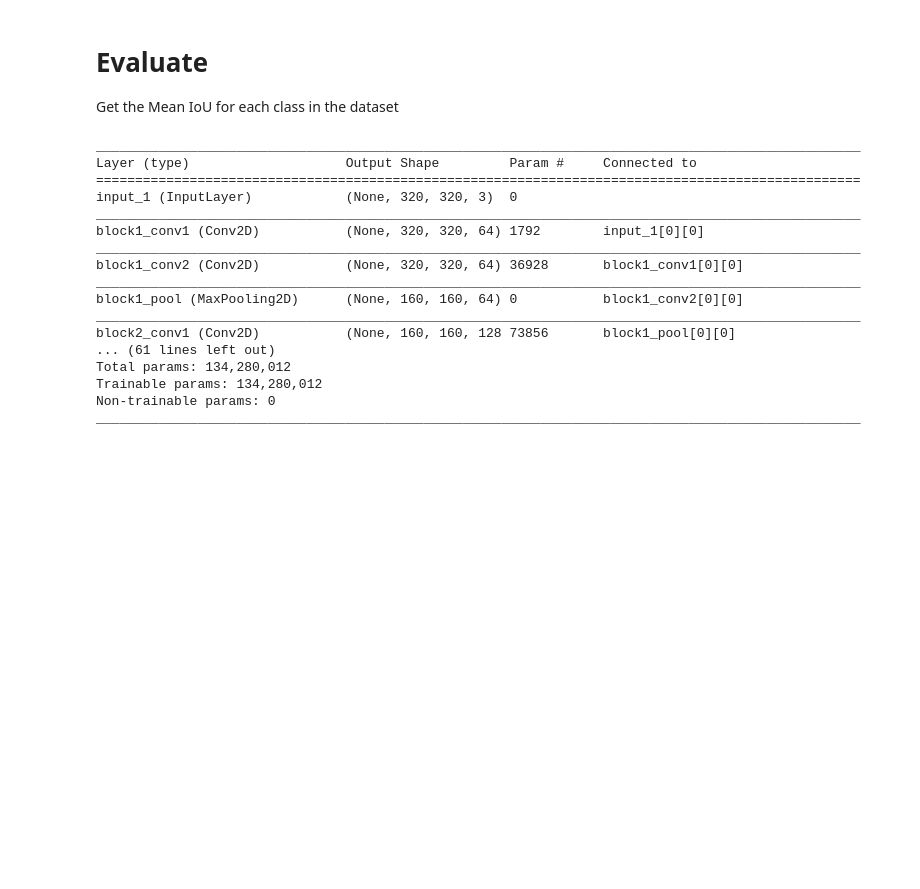
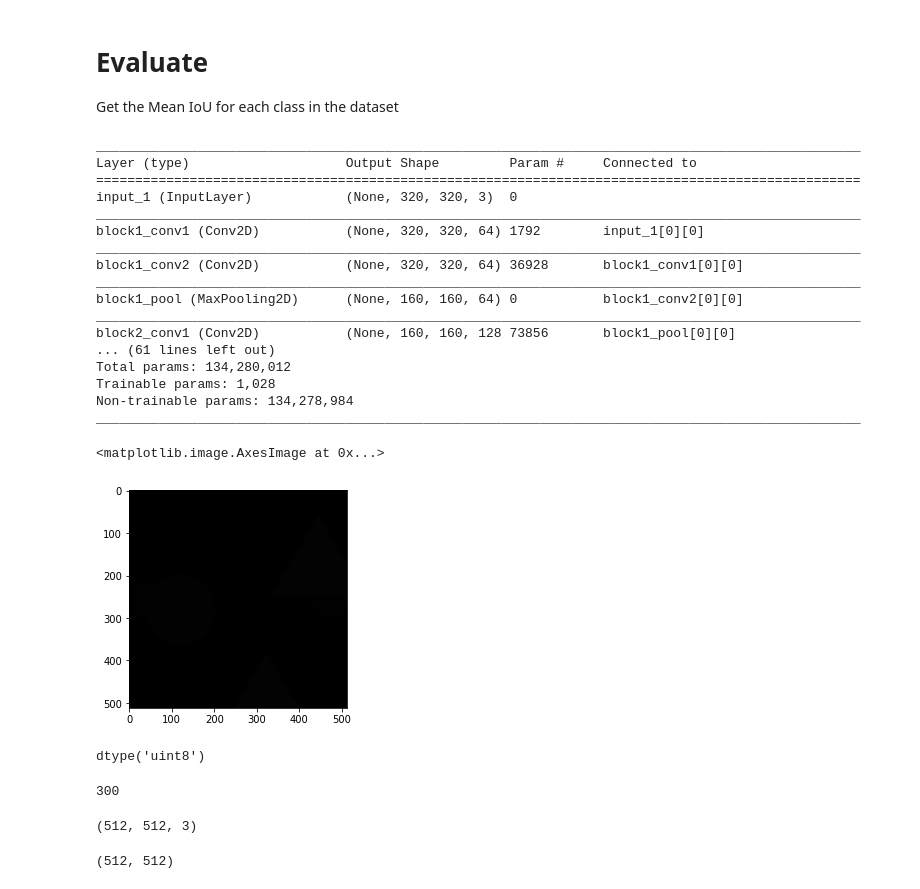
Before and after one commit to waspinator/deep-learning-explorer, a Jupyter notebook: semantic-segmentation/notebooks/fcn.ipynb, the cells around one changed output. Saved outputs shown, nothing was run; the diff lists cells and outputs as text; code cells hidden in the pictures; blank space fills up the shorter version.

```diff
--- a/semantic-segmentation/notebooks/fcn.ipynb
+++ b/semantic-segmentation/notebooks/fcn.ipynb
@@ -89,7 +89,7 @@ class ShapesFcnConfig(semantic.config.Config):
     """
     NAME = "shapes_fcn"
 
-    IMAGES_PER_GPU = 32
+    IMAGES_PER_GPU = 1
     DATASET_SAMPLES = len(dataset_train.image_ids)
 
     STEPS_PER_EPOCH = DATASET_SAMPLES / IMAGES_PER_GPU
@@ -97,7 +97,7 @@ class ShapesFcnConfig(semantic.config.Config):
     # Number of classes (including background)
     NUM_CLASSES = 1 + 3  # background + square, circle, triangle
 
-    IMAGE_MAX_DIM = 320
+    IMAGE_MAX_DIM = 256
     STEPS_PER_EPOCH = 128
     VALIDATION_STEPS = int(STEPS_PER_EPOCH / 10)
     BATCH_MOMENTUM = 0.9
@@ -147,7 +147,7 @@ semantic.utils.load_weights(model.keras_model.layers, weights_path, by_name=True
 
 Train using only the final layer
 # %%
-epochs=5
+epochs=4
 # %% [markdown]
 ### Learning Schedule
 # %%
@@ -165,5 +168,5 @@ Train more slowly than before but using more or all the layers. Starts from the
 # %%
-epochs=7
+epochs=6
 # %% [markdown]
 ### Learning Schedule
 # %%
@@ -222,8 +227,23 @@ ________________________________________________________________________________
 block2_conv1 (Conv2D)           (None, 160, 160, 128 73856       block1_pool[0][0]
 ... (61 lines left out)
 Total params: 134,280,012
-Trainable params: 134,280,012
-Non-trainable params: 0
+Trainable params: 1,028
+Non-trainable params: 134,278,984
 __________________________________________________________________________________________________
 # %%
 weights_path = semantic.weights.vgg16_imagenet_weights_path()
+# %%
+a = dataset_train.load_class_mask(1, as_array=False)
+# %%
+plt.imshow(a)
+# %% [output]
+<matplotlib.image.AxesImage at 0x...>
+[figure, added]
+# %%
+a.dtype
+# %% [output]
+dtype('uint8')
+# %%
+list((200, 300)).pop(1)
+# %% [output]
+300
@@ -229,0 +252,8 @@ weights_path = semantic.weights.vgg16_imagenet_weights_path()
+# %%
+a.shape
+# %% [output]
+(512, 512, 3)
+# %%
+a.size
+# %% [output]
+(512, 512)
```
Also changed, not shown: parts of 35 cells of this notebook, 5 other files.
